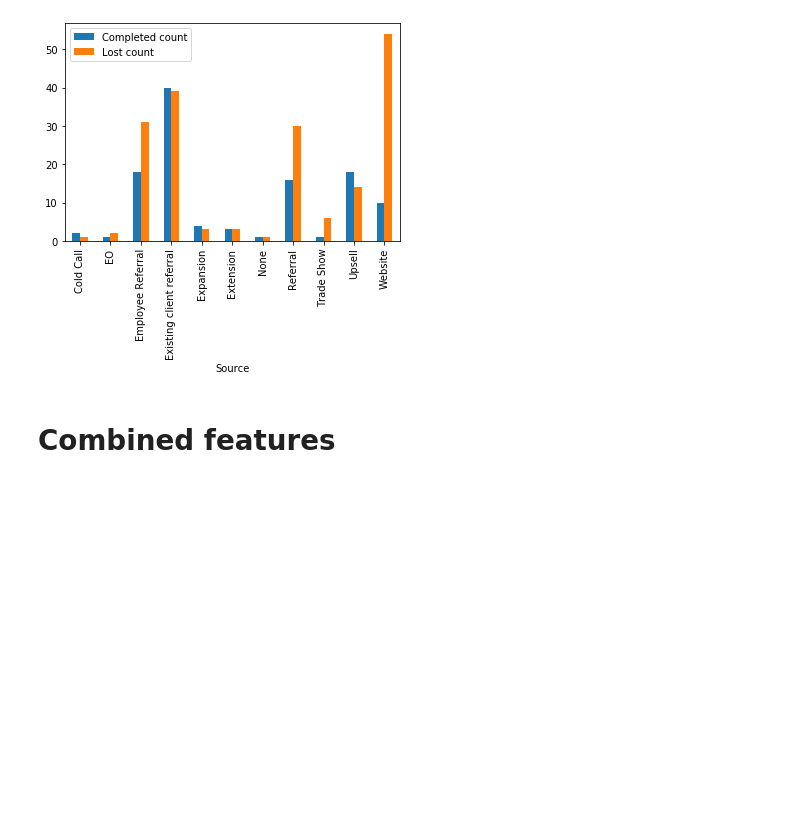
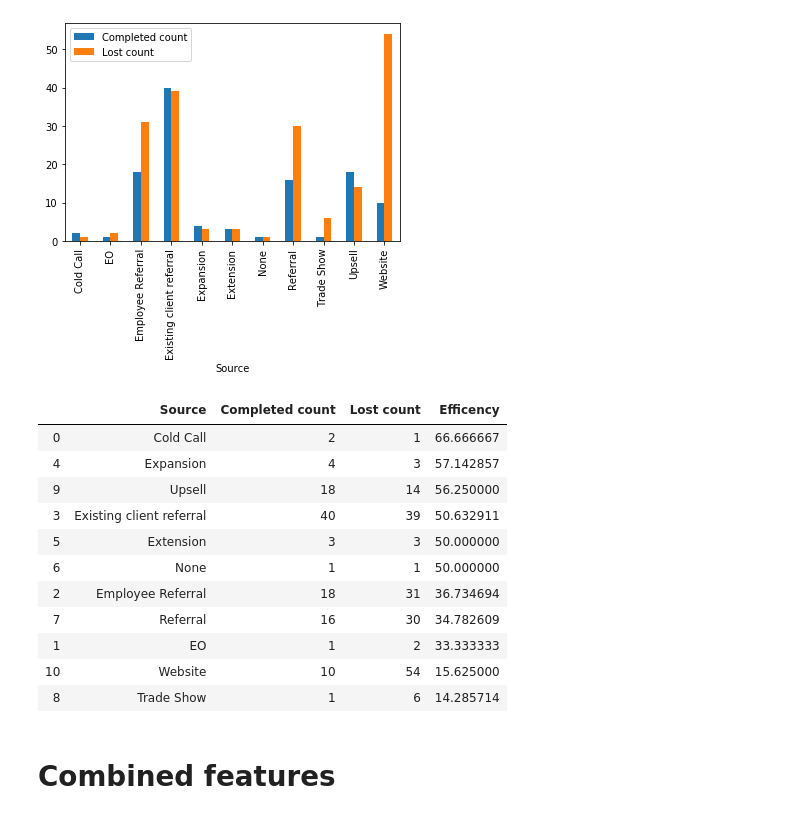
Before and after one commit to SergiiVolodkoWorking/dig-into-sales, a Jupyter notebook: notebooks/data-exploration.ipynb, the cells around one changed output. Saved outputs shown, nothing was run; the diff lists cells and outputs as text; code cells hidden in the pictures; blank space fills up the shorter version.

Commit message:
Data exploration: introducing efficency to comparisons

```diff
--- a/notebooks/data-exploration.ipynb
+++ b/notebooks/data-exploration.ipynb
@@ -283,6 +278,25 @@ sources_comparison.plot(x='Source', kind='bar')
 # %% [output]
 <matplotlib.axes._subplots.AxesSubplot at 0x...>
 [figure]
+# %%
+sources_comparison['Efficency'] = sources_comparison['Completed count'] / (sources_comparison['Completed count'] + sources_comparison['Lost count']) * 100
+
+sources_comparison = sources_comparison.sort_values(by=['Efficency'], ascending=False)
+
+sources_comparison.head(30)
+# %% [output]
+|  | Source | Completed count | Lost count | Efficency |
+| 0 | Cold Call | 2 | 1 | 66.666667 |
+| 4 | Expansion | 4 | 3 | 57.142857 |
+| 9 | Upsell | 18 | 14 | 56.250000 |
+| 3 | Existing client referral | 40 | 39 | 50.632911 |
+| 5 | Extension | 3 | 3 | 50.000000 |
+| 6 | None | 1 | 1 | 50.000000 |
+| 2 | Employee Referral | 18 | 31 | 36.734694 |
+| 7 | Referral | 16 | 30 | 34.782609 |
+| 1 | EO | 1 | 2 | 33.333333 |
+| 10 | Website | 10 | 54 | 15.625000 |
+| 8 | Trade Show | 1 | 6 | 14.285714 |
 # %% [markdown]
 # Combined features
 # %%
```
Also changed, not shown: parts of 11 cells of this notebook.
